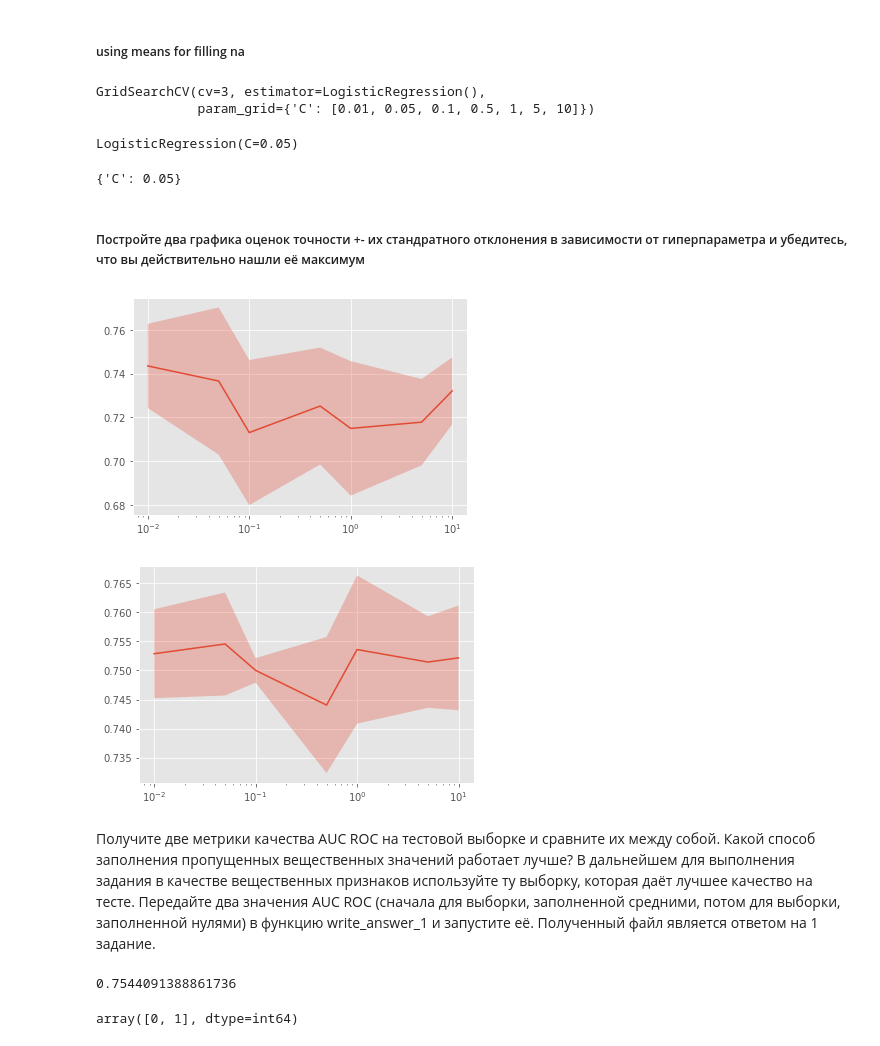
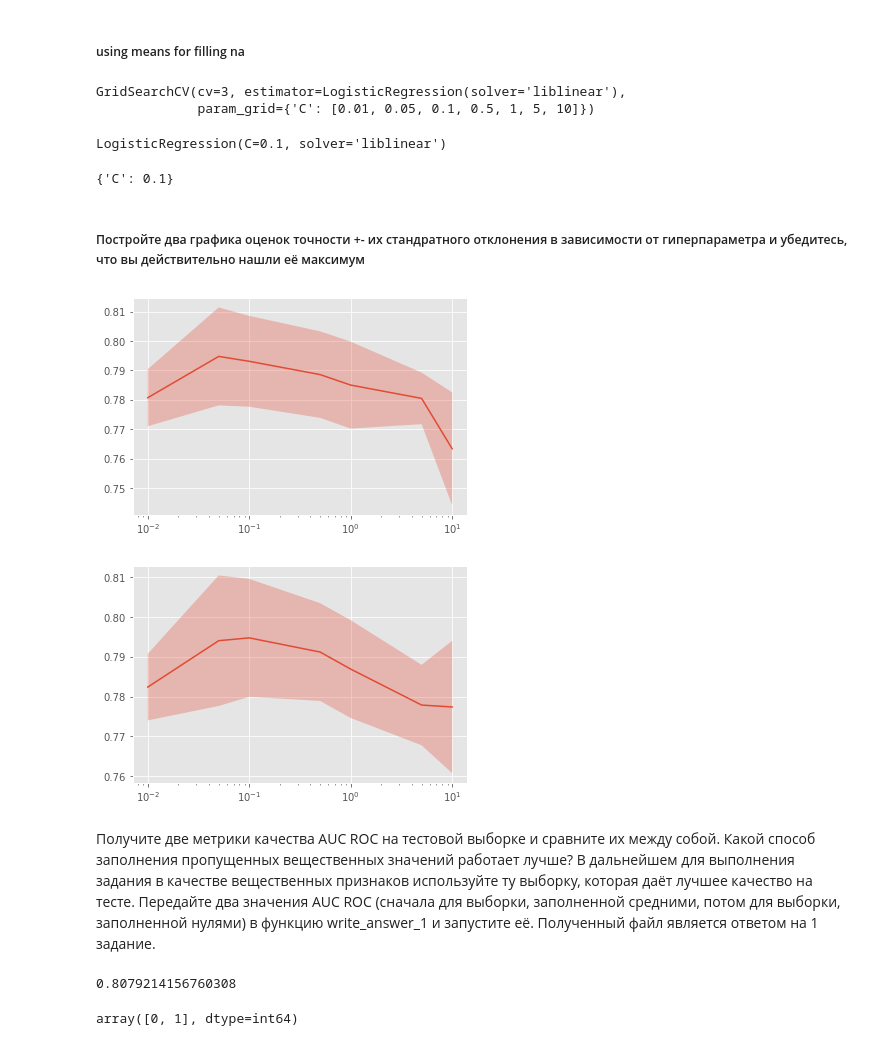
Before and after one commit to Oleksandra28/ML-MIPT, a Jupyter notebook: C2-SupervisedMachineLearning/C2W3-PA-Preprocessing_LR_Coursera.ipynb, the cells around one changed output. Drawn from its saved outputs; the diff is of its cells as text; code cells hidden in the pictures.

Commit message:
Scaled, stratified data for Grid Search used

```diff
--- a/C2-SupervisedMachineLearning/C2W3-PA-Preprocessing_LR_Coursera.ipynb
+++ b/C2-SupervisedMachineLearning/C2W3-PA-Preprocessing_LR_Coursera.ipynb
@@ -374,7 +382,7 @@ data_mean_cat_test = np.hstack((X_test_real_mean, X_test_cat_oh))
 # %% [markdown]
 ##### using zeros for filling na
 # %%
-estimator_zeros = LogisticRegression()
-opimizer_zeros = GridSearchCV(estimator=estimator_zeros, param_grid=param_grid,cv=cv)
-opimizer_zeros.fit(data_zeros_cat_train, y_train)
+estimator_zeros = LogisticRegression(solver='liblinear')
+optimizer_zeros = GridSearchCV(estimator=estimator_zeros, param_grid=param_grid,cv=cv)
+optimizer_zeros.fit(data_zeros_cat_train, y_train)
 # %% [output]
@@ -411,44 +419,44 @@ opimizer_zeros.cv_results_
 # %% [markdown]
 ##### using means for filling na
 # %%
-estimator_means = LogisticRegression()
-opimizer_means = GridSearchCV(estimator=estimator_means, param_grid=param_grid,cv=cv)
-opimizer_means.fit(data_mean_cat_train, y_train)
+estimator_means = LogisticRegression(solver='liblinear' )
+optimizer_means = GridSearchCV(estimator=estimator_means, param_grid=param_grid,cv=cv)
+optimizer_means.fit(data_mean_cat_train, y_train)
 # %% [output]
-GridSearchCV(cv=3, estimator=LogisticRegression(),
+GridSearchCV(cv=3, estimator=LogisticRegression(solver='liblinear'),
              param_grid={'C': [0.01, 0.05, 0.1, 0.5, 1, 5, 10]})
 # %%
-opimizer_means.best_estimator_
+optimizer_means.best_estimator_
 # %% [output]
-LogisticRegression(C=0.05)
+LogisticRegression(C=0.1, solver='liblinear')
 # %%
-opimizer_means.best_params_
+optimizer_means.best_params_
 # %% [output]
-{'C': 0.05}
+{'C': 0.1}
 # %% [markdown]
 ##### Постройте два графика оценок точности +- их стандратного отклонения в зависимости от гиперпараметра и убедитесь, что вы действительно нашли её максимум
 # %%
-plot_scores(opimizer_zeros)
+plot_scores(optimizer_zeros)
 # %% [output]
-[figure, old version]
+[figure, new version]
 # %%
-plot_scores(opimizer_means)
+plot_scores(optimizer_means)
 # %% [output]
-[figure, old version]
+[figure, new version]
 # %% [markdown]
 Получите две метрики качества AUC ROC на тестовой выборке и сравните их между собой. Какой способ заполнения пропущенных вещественных значений работает лучше? В дальнейшем для выполнения задания в качестве вещественных признаков используйте ту выборку, которая даёт лучшее качество на тесте.
 Передайте два значения AUC ROC (сначала для выборки, заполненной средними, потом для выборки, заполненной нулями) в функцию write_answer_1 и запустите её. Полученный файл является ответом на 1 задание.
 # %%
 from sklearn.metrics import roc_auc_score
 # %%
-estimator_zeros = LogisticRegression(C=0.01)
+estimator_zeros = LogisticRegression(C=0.05, solver='liblinear')
 estimator_zeros.fit(data_zeros_cat_train, y_train)
 y_pred = estimator_zeros.predict(data_zeros_cat_test)
 y_pred_proba = estimator_zeros.predict_proba(data_zeros_cat_test)
 auc_2 = roc_auc_score(y_test, y_pred)
 auc_2
 # %% [output]
-0.7544091388861736
+0.8079214156760308
 # %%
 estimator_zeros.classes_
 # %% [output]
```
Also changed, not shown: parts of 71 cells of this notebook, 2 other files.
